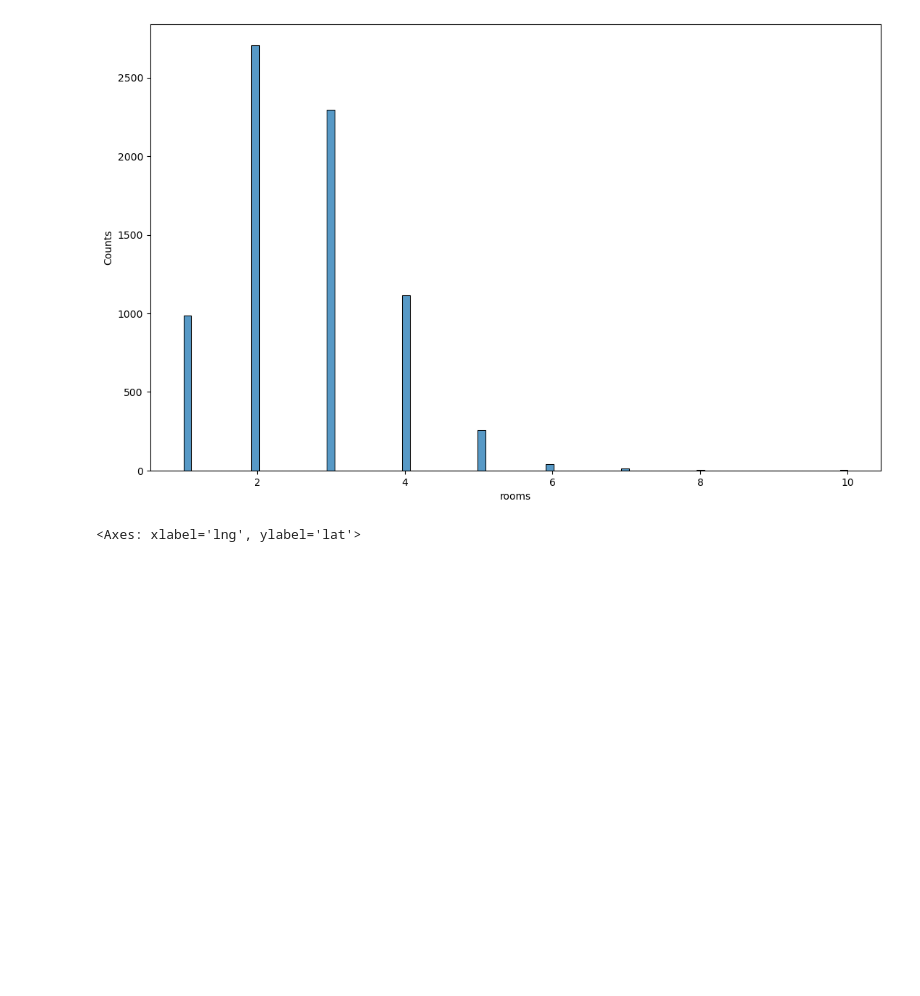
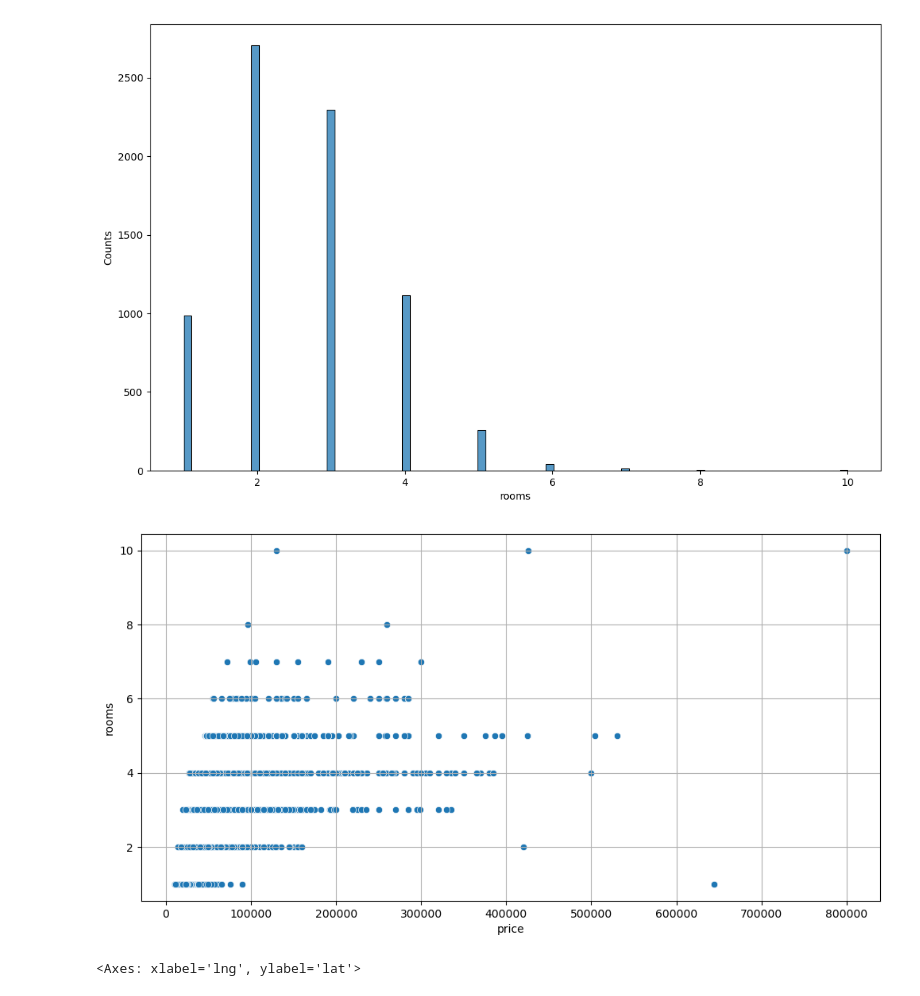
Before and after one commit to dadaxonEnigma/Exploratory-Data-Analysis, a Jupyter notebook: Prices in Tashkent/price houses.ipynb, the cells around one changed output. Cells and saved outputs as stored; diff of their text form; code cells hidden in the pictures; blank space fills up the shorter version.

```diff
--- a/Prices in Tashkent/price houses.ipynb
+++ b/Prices in Tashkent/price houses.ipynb
@@ -104,6 +104,13 @@ sns.histplot(df['rooms'])
 # %% [output]
 <Axes: xlabel='rooms', ylabel='Counts'>
 [figure]
+# %%
+plt.figure(figsize=(12,6))
+plt.grid()
+sns.scatterplot(data=df, x = 'price',y = 'rooms')
+plt.show()
+# %% [output]
+[figure, added]
 # %%
 plt.figure(figsize=(12,6))
 sns.scatterplot(data = df , x = 'lng', y='lat',hue= 'price',palette='cool')
```
Also changed, not shown: parts of 1 cell of this notebook.
